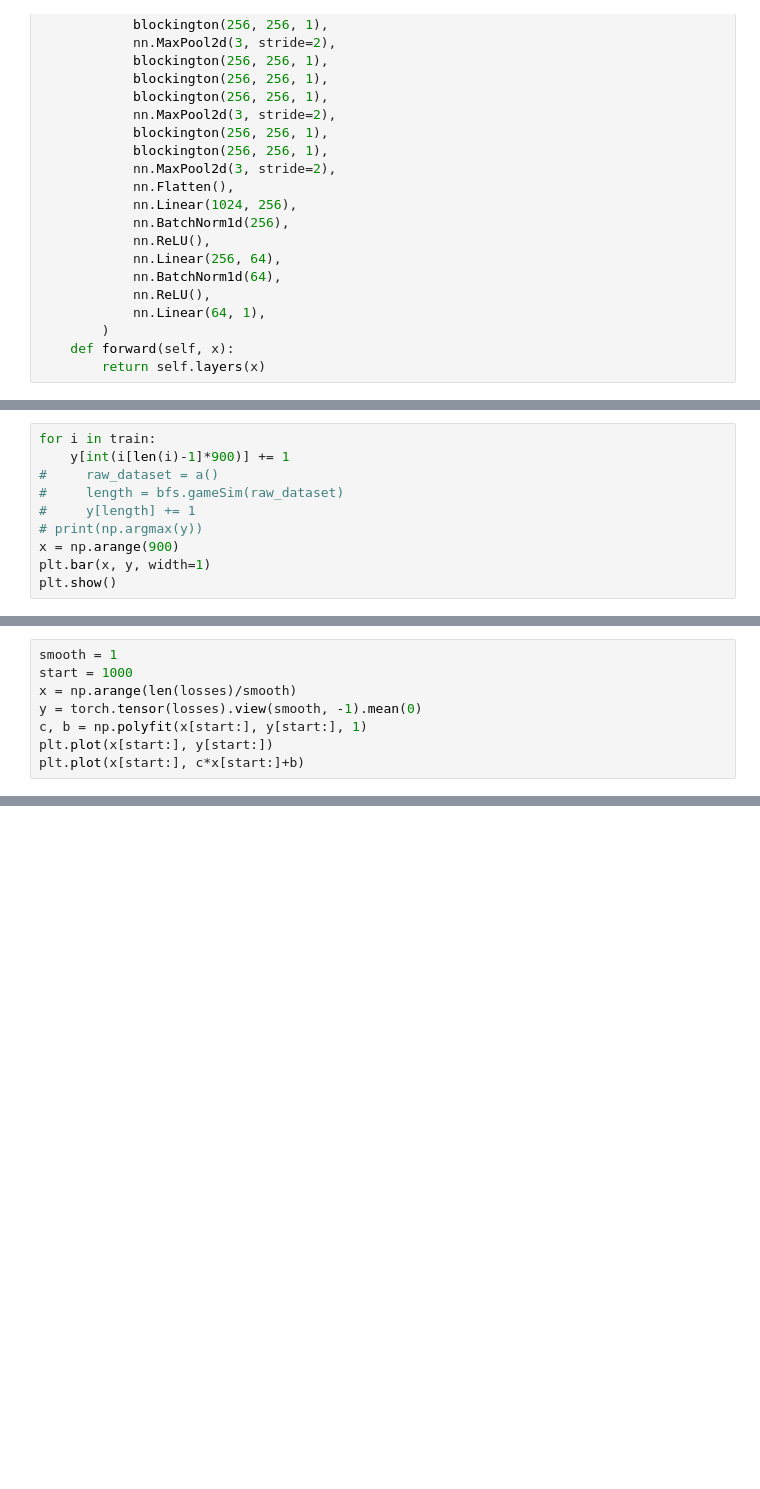
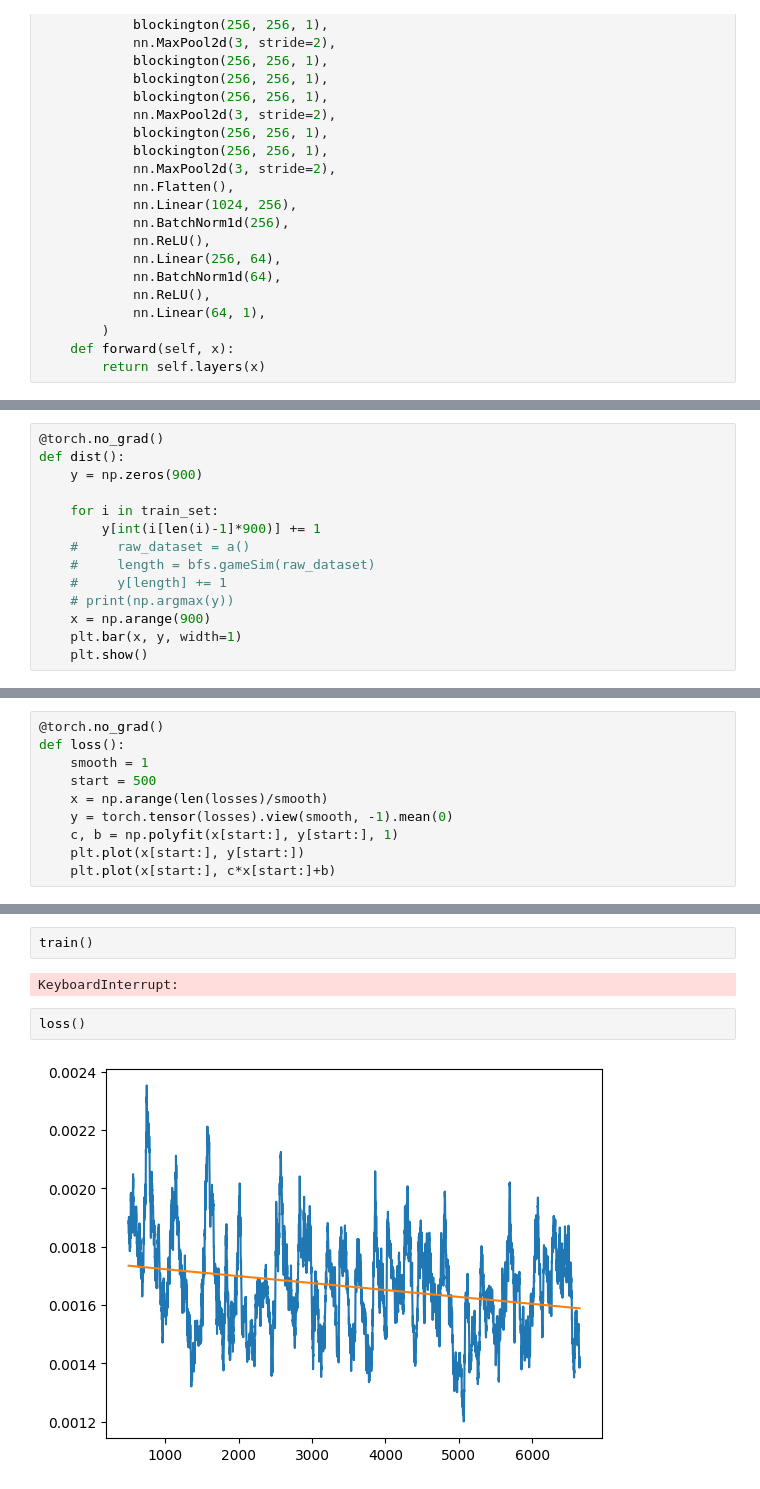
Before and after one commit to BradyWynn/snake, a Jupyter notebook: Snake.ipynb, the cells around one changed output, grey strips where cells are left out. Saved outputs shown, nothing was run; the diff lists cells and outputs as text; blank space fills up the shorter version.

Commit message:
refactored main notebook and added extra visuals

```diff
--- a/Snake.ipynb
+++ b/Snake.ipynb
@@ -142,10 +105,14 @@ y = np.zeros(900)
 # %%
-for i in train:
-    y[int(i[len(i)-1]*900)] += 1
-#     raw_dataset = a()
-#     length = bfs.gameSim(raw_dataset)
-#     y[length] += 1
-# print(np.argmax(y))
-x = np.arange(900)
-plt.bar(x, y, width=1)
-plt.show()
+@torch.no_grad()
+def dist():
+    y = np.zeros(900)
+
+    for i in train_set:
+        y[int(i[len(i)-1]*900)] += 1
+    #     raw_dataset = a()
+    #     length = bfs.gameSim(raw_dataset)
+    #     y[length] += 1
+    # print(np.argmax(y))
+    x = np.arange(900)
+    plt.bar(x, y, width=1)
+    plt.show()
@@ -221,8 +149,10 @@ MLP(
 # %%
-smooth = 1
-start = 1000
-x = np.arange(len(losses)/smooth)
-y = torch.tensor(losses).view(smooth, -1).mean(0)
-c, b = np.polyfit(x[start:], y[start:], 1)
-plt.plot(x[start:], y[start:])
-plt.plot(x[start:], c*x[start:]+b)
+@torch.no_grad()
+def loss():
+    smooth = 1
+    start = 500
+    x = np.arange(len(losses)/smooth)
+    y = torch.tensor(losses).view(smooth, -1).mean(0)
+    c, b = np.polyfit(x[start:], y[start:], 1)
+    plt.plot(x[start:], y[start:])
+    plt.plot(x[start:], c*x[start:]+b)
@@ -231,0 +181,8 @@ plt.plot(x[start:], c*x[start:]+b)
+# %%
+train()
+# %% [output]
+KeyboardInterrupt:
+# %%
+loss()
+# %% [output]
+[figure, added]
```
Also changed, not shown: parts of 14 cells of this notebook, 3 other files.
